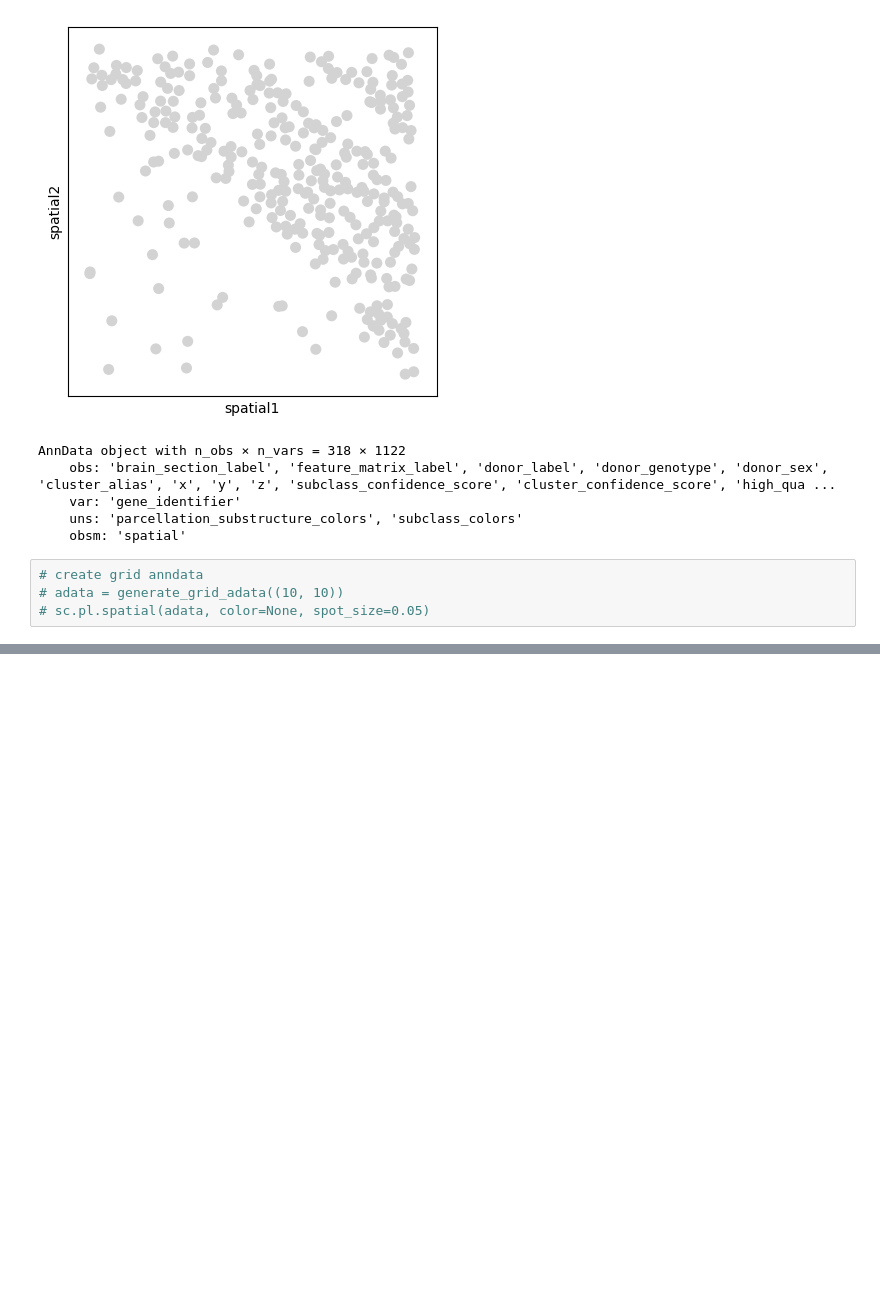
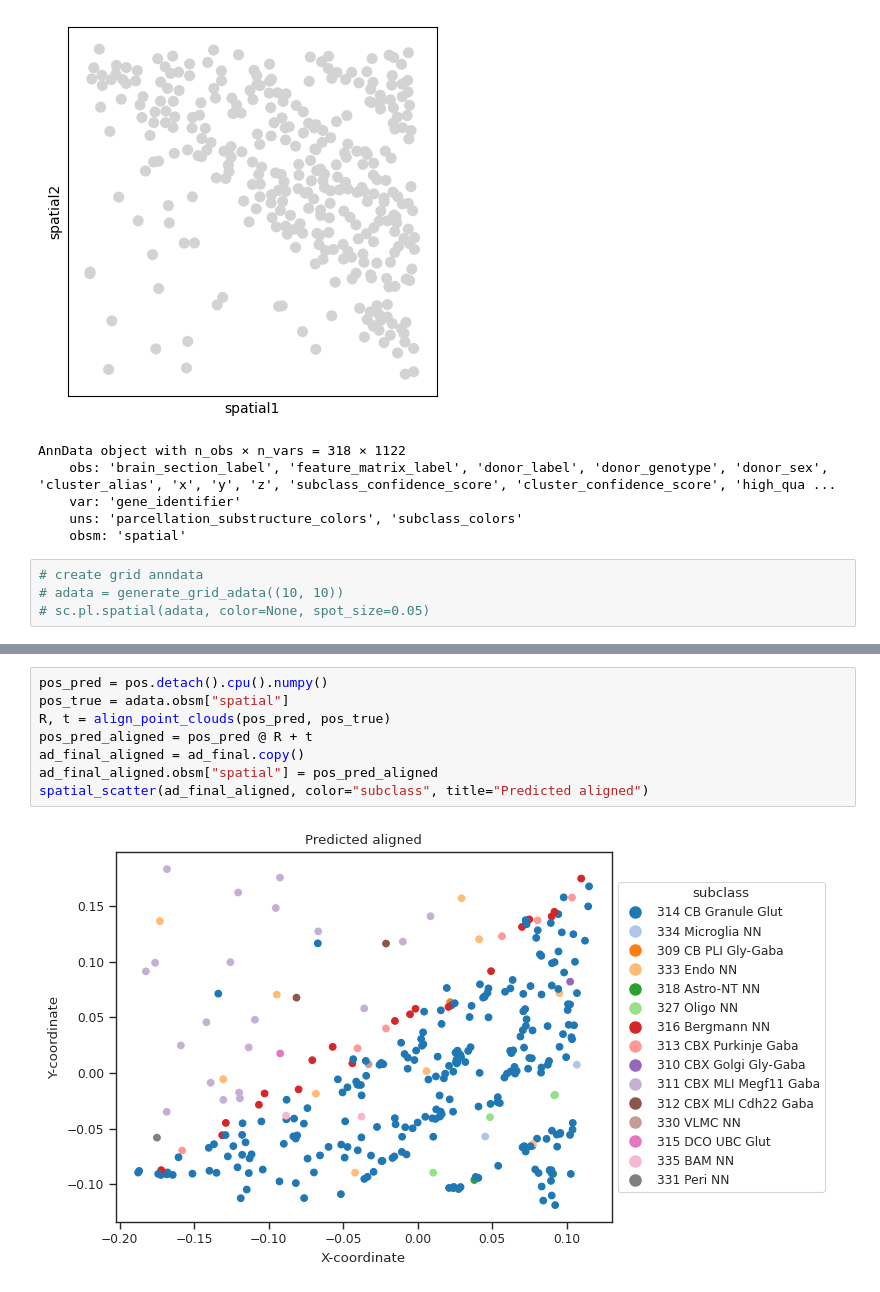
Before and after one commit to dschaub95/spatialnca, a Jupyter notebook: notebooks/experiment-real.ipynb, the cells around one changed output, grey strips where cells are left out. Cells and saved outputs as stored; diff of their text form; blank space fills up the shorter version.

```diff
--- a/notebooks/experiment-real.ipynb
+++ b/notebooks/experiment-real.ipynb
@@ -131,3 +154,13 @@ spatial_scatter(adata, color="subclass")
+# %%
+pos_pred = pos.detach().cpu().numpy()
+pos_true = adata.obsm["spatial"]
+R, t = align_point_clouds(pos_pred, pos_true)
+pos_pred_aligned = pos_pred @ R + t
+ad_final_aligned = ad_final.copy()
+ad_final_aligned.obsm["spatial"] = pos_pred_aligned
+spatial_scatter(ad_final_aligned, color="subclass", title="Predicted aligned")
+# %% [output]
+[figure, added]
 # %%
 plot_pyg(edge_index, pos=pos)
 # %% [output]
```
Also changed, not shown: parts of 7 cells of this notebook, 4 other files.
